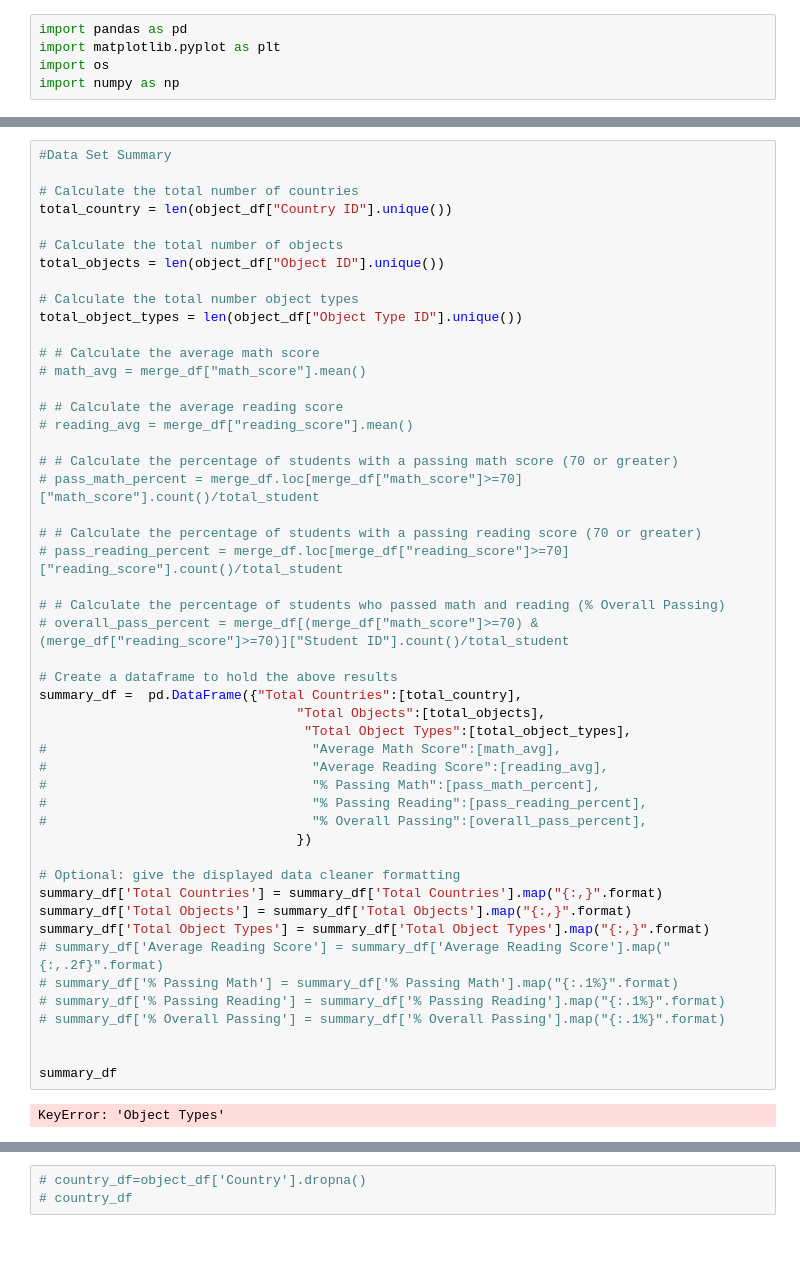
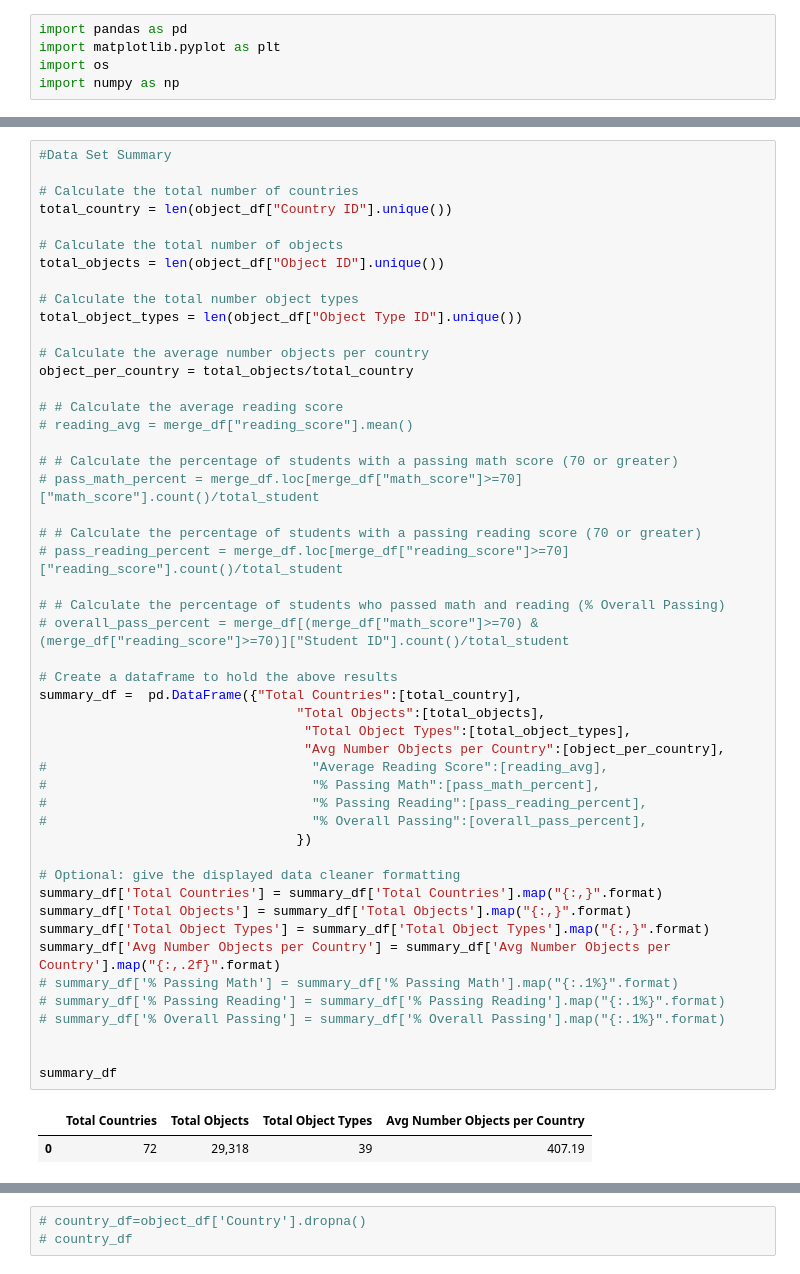
Before and after one commit to bjwlknsn/TheMetTeamProject, a Jupyter notebook: csv_review_data3.ipynb, the cells around one changed output, grey strips where cells are left out. Saved outputs shown, nothing was run; the diff lists cells and outputs as text; blank space fills up the shorter version.

Commit message:
Updated MetObjects_Cleaned3.csv with object ages and years object at The Met. Updates to summary table code.

```diff
--- a/csv_review_data3.ipynb
+++ b/csv_review_data3.ipynb
@@ -89,8 +89,8 @@ total_objects = len(object_df["Object ID"].unique())
 # Calculate the total number object types
 total_object_types = len(object_df["Object Type ID"].unique())
 
-# # Calculate the average math score
-# math_avg = merge_df["math_score"].mean()
+# Calculate the average number objects per country
+object_per_country = total_objects/total_country
 
 # # Calculate the average reading score
 # reading_avg = merge_df["reading_score"].mean()
@@ -98,36 +98,37 @@ total_object_types = len(object_df["Object Type ID"].unique())
 # # Calculate the percentage of students with a passing math score (70 or greater)
 # pass_math_percent = merge_df.loc[merge_df["math_score"]>=70]["math_score"].count()/total_student
 
 # # Calculate the percentage of students with a passing reading score (70 or greater)
 # pass_reading_percent = merge_df.loc[merge_df["reading_score"]>=70]["reading_score"].count()/total_student
 
 # # Calculate the percentage of students who passed math and reading (% Overall Passing)
 # overall_pass_percent = merge_df[(merge_df["math_score"]>=70) & (merge_df["reading_score"]>=70)]["Student ID"].count()/total_student
 
 # Create a dataframe to hold the above results
 summary_df =  pd.DataFrame({"Total Countries":[total_country],
                                  "Total Objects":[total_objects],
                                   "Total Object Types":[total_object_types],
-#                                  "Average Math Score":[math_avg],
+                                  "Avg Number Objects per Country":[object_per_country],
 #                                  "Average Reading Score":[reading_avg],
 #                                  "% Passing Math":[pass_math_percent],
 #                                  "% Passing Reading":[pass_reading_percent],
 #                                  "% Overall Passing":[overall_pass_percent],
                                  })
 
 # Optional: give the displayed data cleaner formatting
 summary_df['Total Countries'] = summary_df['Total Countries'].map("{:,}".format)
 summary_df['Total Objects'] = summary_df['Total Objects'].map("{:,}".format)
 summary_df['Total Object Types'] = summary_df['Total Object Types'].map("{:,}".format)
-# summary_df['Average Reading Score'] = summary_df['Average Reading Score'].map("{:,.2f}".format)
+summary_df['Avg Number Objects per Country'] = summary_df['Avg Number Objects per Country'].map("{:,.2f}".format)
 # summary_df['% Passing Math'] = summary_df['% Passing Math'].map("{:.1%}".format)
 # summary_df['% Passing Reading'] = summary_df['% Passing Reading'].map("{:.1%}".format)
 # summary_df['% Overall Passing'] = summary_df['% Overall Passing'].map("{:.1%}".format)
 
 
 summary_df
 # %% [output]
-KeyError: 'Object Types'
+|  | Total Countries | Total Objects | Total Object Types | Avg Number Objects per Country |
+| 0 | 72 | 29,318 | 39 | 407.19 |
 # %%
 # Top ten object types
 objects_grp=object_df.groupby('Object Type')
```
Also changed, not shown: parts of 5 cells of this notebook, 1 other file.
